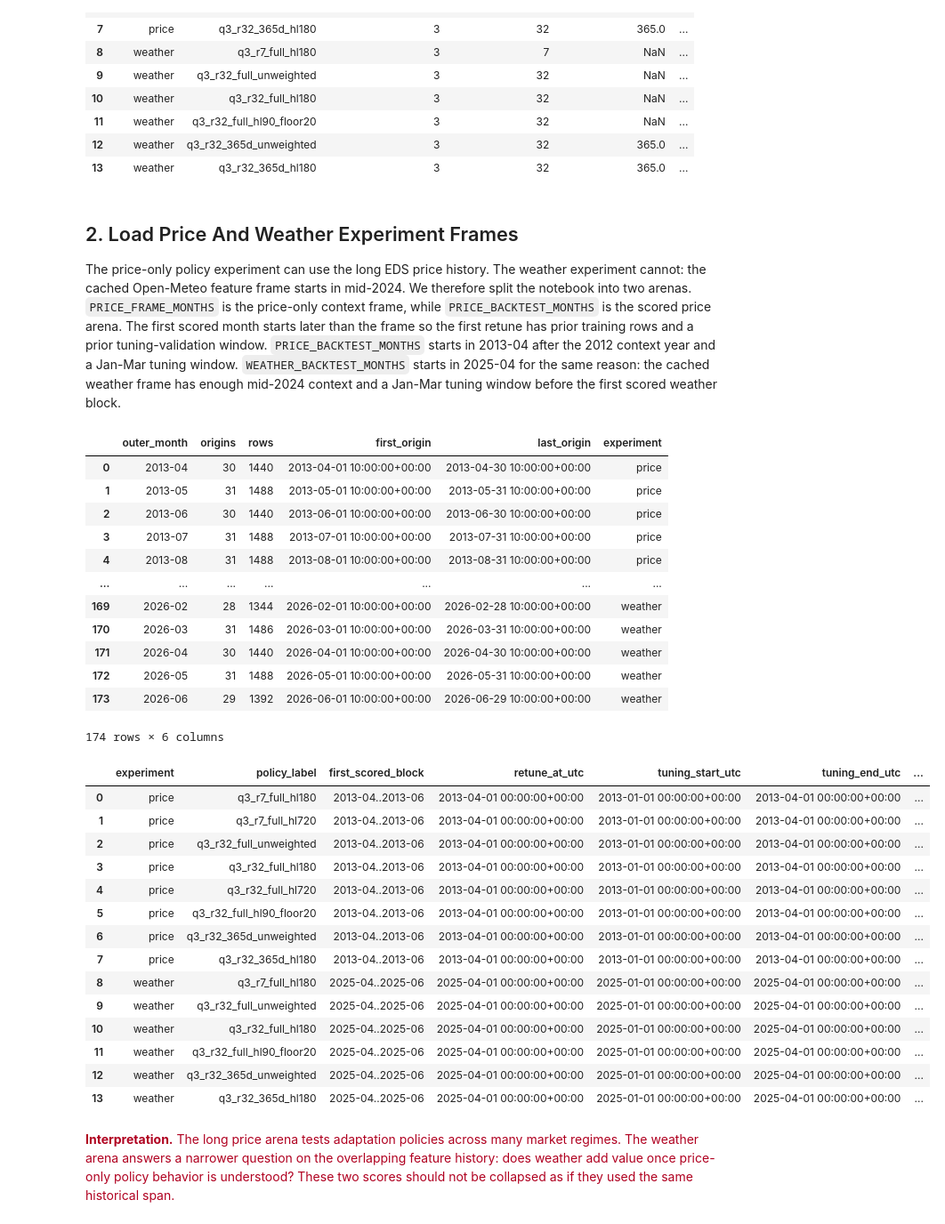
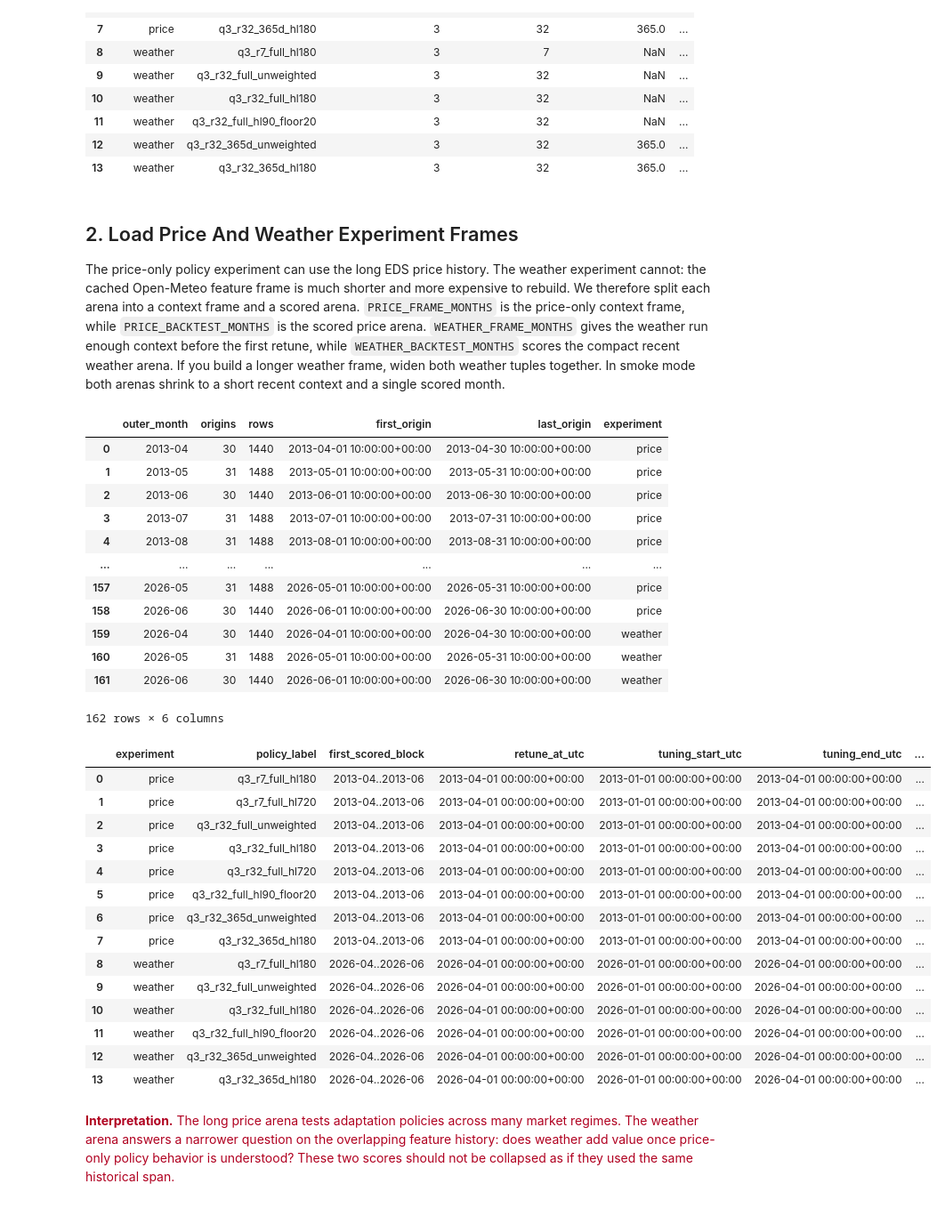
Before and after one commit to PeterBjerreHansen/dk_electricity_forecasting, a Jupyter notebook: notebooks/05_catboost_model_development.ipynb, the cells around one changed output. Shown at 89% size. Cells and saved outputs as stored; diff of their text form; code cells hidden in the pictures.

Commit message:
smoke modes for dev notebooks

```diff
--- a/notebooks/05_catboost_model_development.ipynb
+++ b/notebooks/05_catboost_model_development.ipynb
@@ -217,7 +257,7 @@ policy_overview
 # %% [markdown]
 ## 2. Load Price And Weather Experiment Frames
 
-The price-only policy experiment can use the long EDS price history. The weather experiment cannot: the cached Open-Meteo feature frame starts in mid-2024. We therefore split the notebook into two arenas. `PRICE_FRAME_MONTHS` is the price-only context frame, while `PRICE_BACKTEST_MONTHS` is the scored price arena. The first scored month starts later than the frame so the first retune has prior training rows and a prior tuning-validation window. `PRICE_BACKTEST_MONTHS` starts in 2013-04 after the 2012 context year and a Jan-Mar tuning window. `WEATHER_BACKTEST_MONTHS` starts in 2025-04 for the same reason: the cached weather frame has enough mid-2024 context and a Jan-Mar tuning window before the first scored weather block.
+The price-only policy experiment can use the long EDS price history. The weather experiment cannot: the cached Open-Meteo feature frame is much shorter and more expensive to rebuild. We therefore split each arena into a context frame and a scored arena. `PRICE_FRAME_MONTHS` is the price-only context frame, while `PRICE_BACKTEST_MONTHS` is the scored price arena. `WEATHER_FRAME_MONTHS` gives the weather run enough context before the first retune, while `WEATHER_BACKTEST_MONTHS` scores the compact recent weather arena. If you build a longer weather frame, widen both weather tuples together. In smoke mode both arenas shrink to a short recent context and a single scored month.
 # %%
 def month_span_origins(panel, months, *, at_hour_utc=10):
     start = pd.Period(months[0], freq="M").to_timestamp().tz_localize("UTC")
@@ -241,6 +281,27 @@ def build_or_load_price_policy_frame(panel, months):
     return prepare_nested_frame(output)
 
 
+def build_or_load_weather_policy_frame(panel, months):
+    if WEATHER_FRAME_PATH.exists():
+        cached = pd.read_parquet(WEATHER_FRAME_PATH)
+        cached = prepare_nested_frame(cached)
+        missing = sorted(set(months) - set(cached["outer_month"].dropna().unique()))
+        if not missing:
+            return cached
+        print(f"Cached weather policy frame is missing context month(s) {missing}; rebuilding {WEATHER_FRAME_PATH}.")
+
+    if not WEATHER_LONG_PATH.exists():
+        raise FileNotFoundError(
+            f"Missing {WEATHER_LONG_PATH}. Build Open-Meteo weather features before running this notebook."
+        )
+    weather_long = pd.read_parquet(WEATHER_LONG_PATH)
+    origins = month_span_origins(panel, months)
+    output = build_weather_experiment_frame(panel, origins, weather_long)
+    WEATHER_FRAME_PATH.parent.mkdir(parents=True, exist_ok=True)
+    output.to_parquet(WEATHER_FRAME_PATH, index=False)
+    return prepare_nested_frame(output)
+
+
 def require_months(frame, months, label):
     missing = sorted(set(months) - set(frame["outer_month"].dropna().unique()))
     if missing:
@@ -255,14 +316,11 @@ def require_complete_baseline(frame, label):
         )
 
 
-if not WEATHER_FRAME_PATH.exists():
-    raise FileNotFoundError(
-        f"Missing {WEATHER_FRAME_PATH}. Build it with scripts/build_weather_backtest_frame.py before running this notebook."
-    )
-
 panel = load_price_panel(PANEL_PATH, QA_PATH if QA_PATH.exists() else None)
 price_frame = build_or_load_price_policy_frame(panel, PRICE_FRAME_MONTHS)
-weather_frame = pd.read_parquet(WEATHER_FRAME_PATH)
+weather_frame = build_or_load_weather_policy_frame(panel, WEATHER_FRAME_MONTHS)
+price_frame = price_frame[price_frame["outer_month"].isin(PRICE_FRAME_MONTHS)].copy()
+weather_frame = weather_frame[weather_frame["outer_month"].isin(WEATHER_FRAME_MONTHS)].copy()
 
 if WEIGHTED_MEDIAN_BASELINE_COLUMN not in weather_frame.columns:
     print(
@@ -274,7 +332,7 @@ if WEIGHTED_MEDIAN_BASELINE_COLUMN not in weather_frame.columns:
 
 weather_frame = prepare_nested_frame(weather_frame)
 require_months(price_frame, PRICE_FRAME_MONTHS, "price policy frame")
-require_months(weather_frame, WEATHER_BACKTEST_MONTHS, "weather experiment frame")
+require_months(weather_frame, WEATHER_FRAME_MONTHS, "weather experiment frame")
 require_complete_baseline(price_frame, "price policy frame")
 require_complete_baseline(weather_frame, "weather experiment frame")
 
@@ -387,45 +445,45 @@ def require_preflight_context(table):
             "train_origin_span_days",
             "tuning_validation_origins",
             "scored_origins_in_first_block",
         ]
         raise ValueError(
             "First scored block lacks enough tuning/training context:\n"
             + missing_context[columns].to_string(index=False)
         )
 
 
 require_preflight_context(preflight_table)
 display(coverage_table)
 preflight_table
 # %% [output]
 |  | outer_month | origins | rows | first_origin | last_origin | experiment |
 | 0 | 2013-04 | 30 | 1440 | 2013-04-01 10:00:00+00:00 | 2013-04-30 10:00:00+00:00 | price |
 | 1 | 2013-05 | 31 | 1488 | 2013-05-01 10:00:00+00:00 | 2013-05-31 10:00:00+00:00 | price |
 | 2 | 2013-06 | 30 | 1440 | 2013-06-01 10:00:00+00:00 | 2013-06-30 10:00:00+00:00 | price |
 | 3 | 2013-07 | 31 | 1488 | 2013-07-01 10:00:00+00:00 | 2013-07-31 10:00:00+00:00 | price |
 | 4 | 2013-08 | 31 | 1488 | 2013-08-01 10:00:00+00:00 | 2013-08-31 10:00:00+00:00 | price |
 | ... | ... | ... | ... | ... | ... | ... |
-| 169 | 2026-02 | 28 | 1344 | 2026-02-01 10:00:00+00:00 | 2026-02-28 10:00:00+00:00 | weather |
-| 170 | 2026-03 | 31 | 1486 | 2026-03-01 10:00:00+00:00 | 2026-03-31 10:00:00+00:00 | weather |
-| 171 | 2026-04 | 30 | 1440 | 2026-04-01 10:00:00+00:00 | 2026-04-30 10:00:00+00:00 | weather |
-| 172 | 2026-05 | 31 | 1488 | 2026-05-01 10:00:00+00:00 | 2026-05-31 10:00:00+00:00 | weather |
-| 173 | 2026-06 | 29 | 1392 | 2026-06-01 10:00:00+00:00 | 2026-06-29 10:00:00+00:00 | weather |
+| 157 | 2026-05 | 31 | 1488 | 2026-05-01 10:00:00+00:00 | 2026-05-31 10:00:00+00:00 | price |
+| 158 | 2026-06 | 30 | 1440 | 2026-06-01 10:00:00+00:00 | 2026-06-30 10:00:00+00:00 | price |
+| 159 | 2026-04 | 30 | 1440 | 2026-04-01 10:00:00+00:00 | 2026-04-30 10:00:00+00:00 | weather |
+| 160 | 2026-05 | 31 | 1488 | 2026-05-01 10:00:00+00:00 | 2026-05-31 10:00:00+00:00 | weather |
+| 161 | 2026-06 | 30 | 1440 | 2026-06-01 10:00:00+00:00 | 2026-06-30 10:00:00+00:00 | weather |
-174 rows × 6 columns
+162 rows × 6 columns
 |  | experiment | policy_label | first_scored_block | retune_at_utc | tuning_start_utc | tuning_end_utc | ... |
 | 0 | price | q3_r7_full_hl180 | 2013-04..2013-06 | 2013-04-01 00:00:00+00:00 | 2013-01-01 00:00:00+00:00 | 2013-04-01 00:00:00+00:00 | ... |
 | 1 | price | q3_r7_full_hl720 | 2013-04..2013-06 | 2013-04-01 00:00:00+00:00 | 2013-01-01 00:00:00+00:00 | 2013-04-01 00:00:00+00:00 | ... |
 | 2 | price | q3_r32_full_unweighted | 2013-04..2013-06 | 2013-04-01 00:00:00+00:00 | 2013-01-01 00:00:00+00:00 | 2013-04-01 00:00:00+00:00 | ... |
 | 3 | price | q3_r32_full_hl180 | 2013-04..2013-06 | 2013-04-01 00:00:00+00:00 | 2013-01-01 00:00:00+00:00 | 2013-04-01 00:00:00+00:00 | ... |
 | 4 | price | q3_r32_full_hl720 | 2013-04..2013-06 | 2013-04-01 00:00:00+00:00 | 2013-01-01 00:00:00+00:00 | 2013-04-01 00:00:00+00:00 | ... |
 | 5 | price | q3_r32_full_hl90_floor20 | 2013-04..2013-06 | 2013-04-01 00:00:00+00:00 | 2013-01-01 00:00:00+00:00 | 2013-04-01 00:00:00+00:00 | ... |
 | 6 | price | q3_r32_365d_unweighted | 2013-04..2013-06 | 2013-04-01 00:00:00+00:00 | 2013-01-01 00:00:00+00:00 | 2013-04-01 00:00:00+00:00 | ... |
 | 7 | price | q3_r32_365d_hl180 | 2013-04..2013-06 | 2013-04-01 00:00:00+00:00 | 2013-01-01 00:00:00+00:00 | 2013-04-01 00:00:00+00:00 | ... |
-| 8 | weather | q3_r7_full_hl180 | 2025-04..2025-06 | 2025-04-01 00:00:00+00:00 | 2025-01-01 00:00:00+00:00 | 2025-04-01 00:00:00+00:00 | ... |
-| 9 | weather | q3_r32_full_unweighted | 2025-04..2025-06 | 2025-04-01 00:00:00+00:00 | 2025-01-01 00:00:00+00:00 | 2025-04-01 00:00:00+00:00 | ... |
-| 10 | weather | q3_r32_full_hl180 | 2025-04..2025-06 | 2025-04-01 00:00:00+00:00 | 2025-01-01 00:00:00+00:00 | 2025-04-01 00:00:00+00:00 | ... |
-| 11 | weather | q3_r32_full_hl90_floor20 | 2025-04..2025-06 | 2025-04-01 00:00:00+00:00 | 2025-01-01 00:00:00+00:00 | 2025-04-01 00:00:00+00:00 | ... |
-| 12 | weather | q3_r32_365d_unweighted | 2025-04..2025-06 | 2025-04-01 00:00:00+00:00 | 2025-01-01 00:00:00+00:00 | 2025-04-01 00:00:00+00:00 | ... |
-| 13 | weather | q3_r32_365d_hl180 | 2025-04..2025-06 | 2025-04-01 00:00:00+00:00 | 2025-01-01 00:00:00+00:00 | 2025-04-01 00:00:00+00:00 | ... |
+| 8 | weather | q3_r7_full_hl180 | 2026-04..2026-06 | 2026-04-01 00:00:00+00:00 | 2026-01-01 00:00:00+00:00 | 2026-04-01 00:00:00+00:00 | ... |
+| 9 | weather | q3_r32_full_unweighted | 2026-04..2026-06 | 2026-04-01 00:00:00+00:00 | 2026-01-01 00:00:00+00:00 | 2026-04-01 00:00:00+00:00 | ... |
+| 10 | weather | q3_r32_full_hl180 | 2026-04..2026-06 | 2026-04-01 00:00:00+00:00 | 2026-01-01 00:00:00+00:00 | 2026-04-01 00:00:00+00:00 | ... |
+| 11 | weather | q3_r32_full_hl90_floor20 | 2026-04..2026-06 | 2026-04-01 00:00:00+00:00 | 2026-01-01 00:00:00+00:00 | 2026-04-01 00:00:00+00:00 | ... |
+| 12 | weather | q3_r32_365d_unweighted | 2026-04..2026-06 | 2026-04-01 00:00:00+00:00 | 2026-01-01 00:00:00+00:00 | 2026-04-01 00:00:00+00:00 | ... |
+| 13 | weather | q3_r32_365d_hl180 | 2026-04..2026-06 | 2026-04-01 00:00:00+00:00 | 2026-01-01 00:00:00+00:00 | 2026-04-01 00:00:00+00:00 | ... |
 # %% [markdown]
 <p style="color:#b00020"><strong>Interpretation.</strong> The long price arena tests adaptation policies across many market regimes. The weather arena answers a narrower question on the overlapping feature history: does weather add value once price-only policy behavior is understood? These two scores should not be collapsed as if they used the same historical span.</p>
 # %% [markdown]
```
Also changed, not shown: parts of 8 cells of this notebook, 6 other files.
